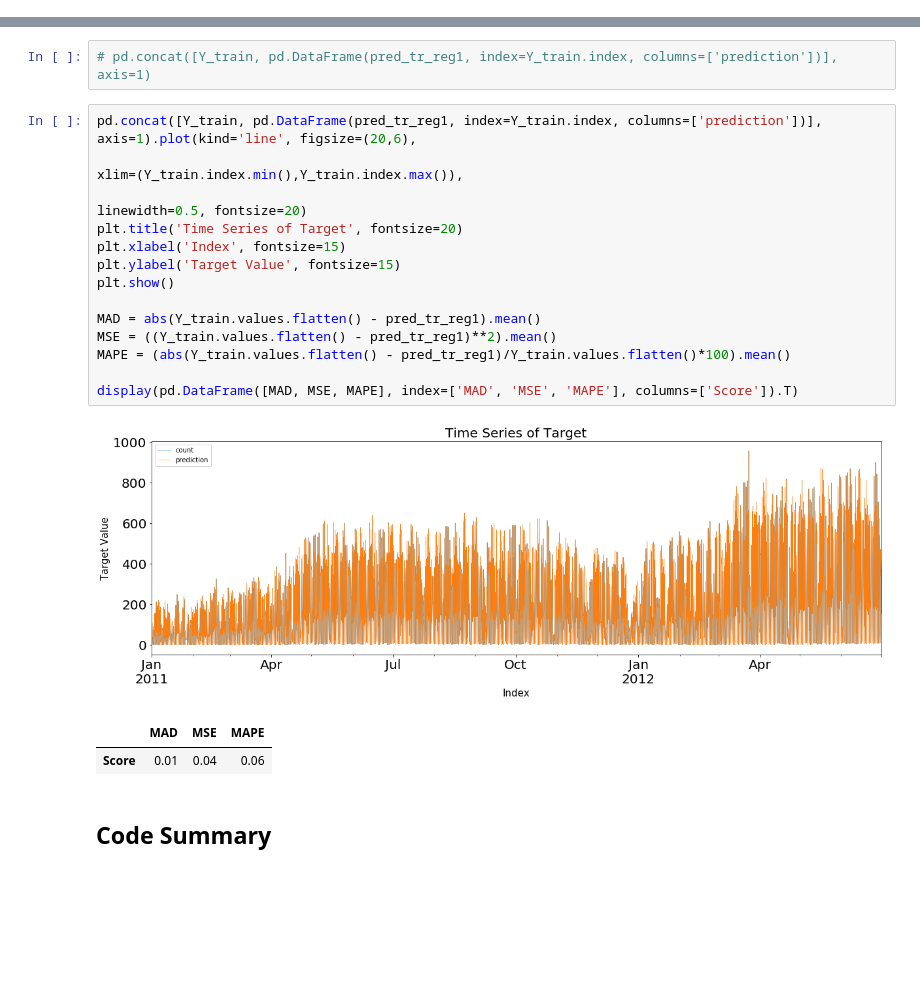
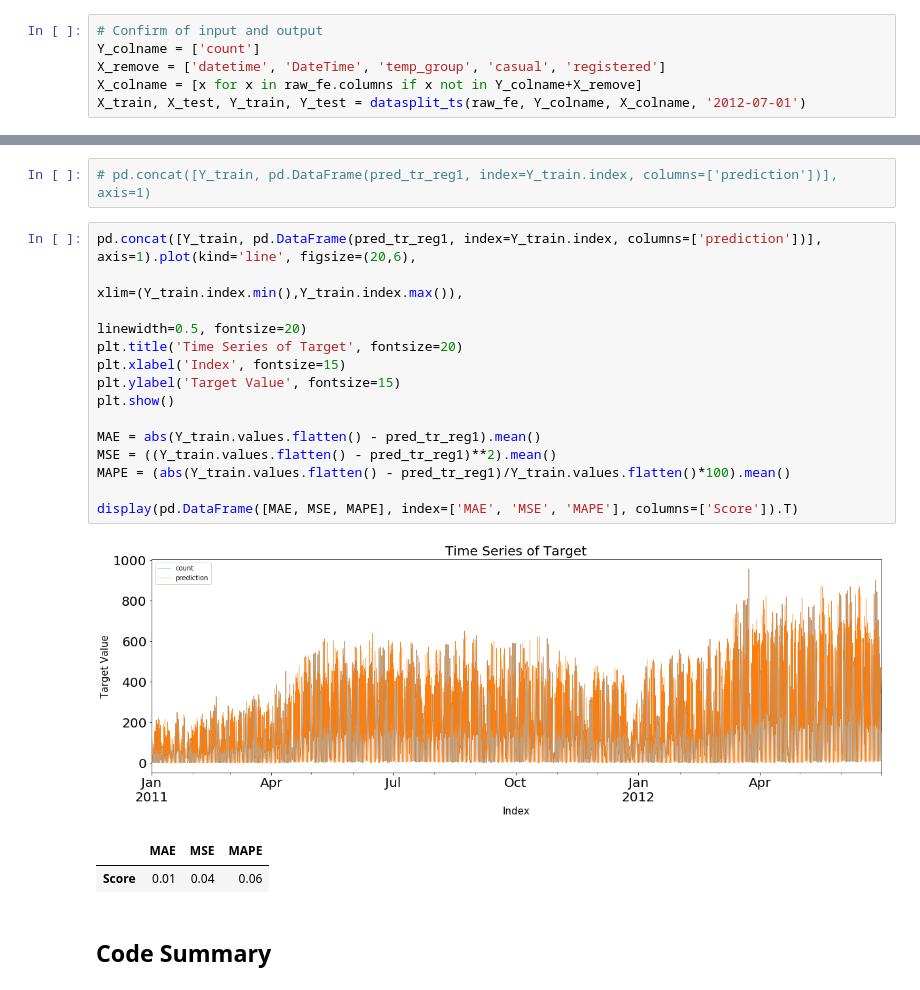
Before and after one commit to heycwkim/TimeSeriesAnalysis, a Jupyter notebook: Shared/Practice3_Setting_Analysis_KK.ipynb, the cells around one changed output, grey strips where cells are left out. Drawn from its saved outputs; the diff is of its cells as text; blank space fills up the shorter version.

```diff
--- a/Shared/Practice3_Setting_Analysis_KK.ipynb
+++ b/Shared/Practice3_Setting_Analysis_KK.ipynb
@@ -1031,0 +1010,6 @@ X_test: (4416, 25) Y_test: (4416, 1)
+# %%
+# Confirm of input and output
+Y_colname = ['count']
+X_remove = ['datetime', 'DateTime', 'temp_group', 'casual', 'registered']
+X_colname = [x for x in raw_fe.columns if x not in Y_colname+X_remove]
+X_train, X_test, Y_train, Y_test = datasplit_ts(raw_fe, Y_colname, X_colname, '2012-07-01')
@@ -1118,20 +1106,20 @@ pred_te_reg1 = fit_reg1.predict(X_test).values
 # %%
 pd.concat([Y_train, pd.DataFrame(pred_tr_reg1, index=Y_train.index, columns=['prediction'])], axis=1).plot(kind='line', figsize=(20,6),
                                                                                                                xlim=(Y_train.index.min(),Y_train.index.max()),
                                                                                                                linewidth=0.5, fontsize=20)
 plt.title('Time Series of Target', fontsize=20)
 plt.xlabel('Index', fontsize=15)
 plt.ylabel('Target Value', fontsize=15)
 plt.show()
 
-MAD = abs(Y_train.values.flatten() - pred_tr_reg1).mean()
+MAE = abs(Y_train.values.flatten() - pred_tr_reg1).mean()
 MSE = ((Y_train.values.flatten() - pred_tr_reg1)**2).mean()
 MAPE = (abs(Y_train.values.flatten() - pred_tr_reg1)/Y_train.values.flatten()*100).mean()
 
-display(pd.DataFrame([MAD, MSE, MAPE], index=['MAD', 'MSE', 'MAPE'], columns=['Score']).T)
+display(pd.DataFrame([MAE, MSE, MAPE], index=['MAE', 'MSE', 'MAPE'], columns=['Score']).T)
 # %% [output]
 [figure]
-|  | MAD | MSE | MAPE |
+|  | MAE | MSE | MAPE |
 | Score | 0.01 | 0.04 | 0.06 |
 # %% [markdown]
 ## Code Summary
```
Also changed, not shown: parts of 12 cells of this notebook, 29 other files.
